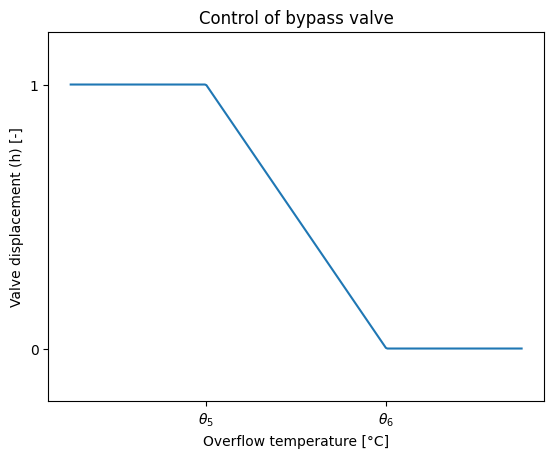
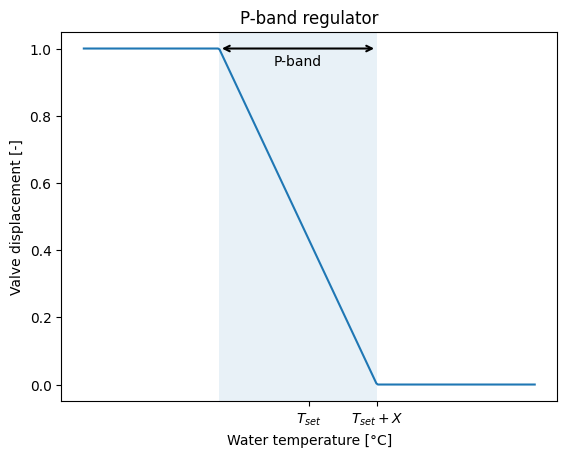
Unified diff of the notebook cell whose output changed from the first chart to the second:
--- before
+++ after
@@ -1,34 +1,40 @@
-import numpy as np
-import matplotlib.pyplot as plt
-
 # X-axis
-x = np.linspace(0, 1, 300)
+x = np.linspace(50, 60, 300)
 
 # Supply temperature profile (decreasing)
-T_supply = np.zeros_like(x)
+h_valve = np.zeros_like(x)
+
+P_band_start = 53
+P_band_end = 56.5
 
 for i, xi in enumerate(x):
-    if xi < 0.3:
-        T_supply[i] = 75   # high constant region (θ2)
-    elif xi <= 0.7:
-        T_supply[i] = 75 - (xi - 0.3) * (10 / 0.4)  # linear decrease
+    if xi < P_band_start:
+        h_valve[i] = 1   # high constant region (θ2)
+    elif xi <= P_band_end:
+        h_valve[i] = 1 - (xi - P_band_start) / (P_band_end - P_band_start)  # linear decrease
     else:
-        T_supply[i] = 65   # low constant region (θ1)
+        h_valve[i] = 0   # low constant region (θ1)
 
 # Plot
 plt.figure()
-plt.plot(x, T_supply)
+plt.plot(x, h_valve)
 
-plt.xlabel("Overflow temperature [°C]")
-plt.ylabel("Valve displacement (h) [-]")
-plt.title("Control of bypass valve")
+plt.xlabel("Water temperature [°C]")
+plt.ylabel("Valve displacement [-]")
+plt.title("P-band regulator")
 
-# Y-axis thetas
-plt.yticks([65, 75], [r"0", r"1"])
-plt.ylim(63, 77)
+# Draw double arrow for P-band
+plt.annotate(
+    '', 
+    xy=(P_band_end, 1.0),      # right end of P-band
+    xytext=(P_band_start, 1.0),  # left end of P-band
+    arrowprops=dict(arrowstyle='<->', linewidth=1.5)
+)
+
+# Label the P-band
+plt.text((P_band_start + P_band_end) / 2, 0.95, 'P-band', ha='center')
 
 # X-axis thetas
-plt.xticks([0.3, 0.7], [r"$\theta_5$", r"$\theta_6$"])
-
-
+plt.xticks([55,P_band_end], [r"$T_{set}$", r"$T_{set} + X$"])
+plt.axvspan(P_band_start, P_band_end, alpha=0.1)
 plt.show()

Commit: final overflow model, updated pipe constants, researched NM